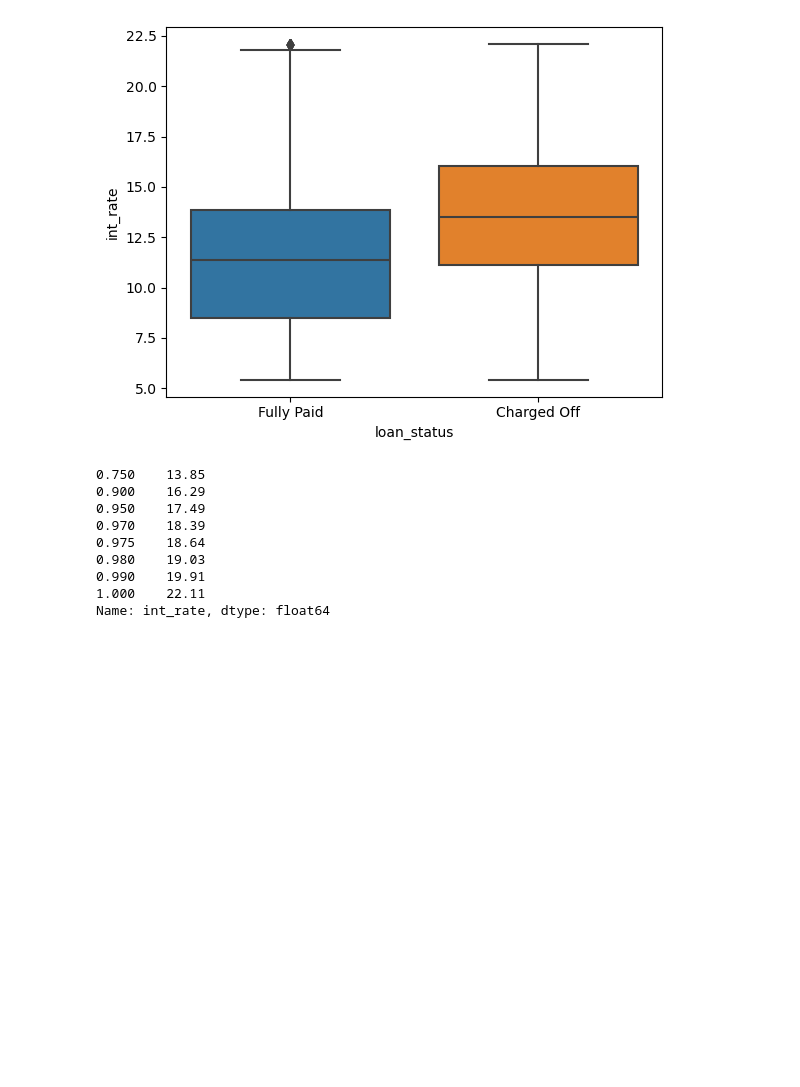
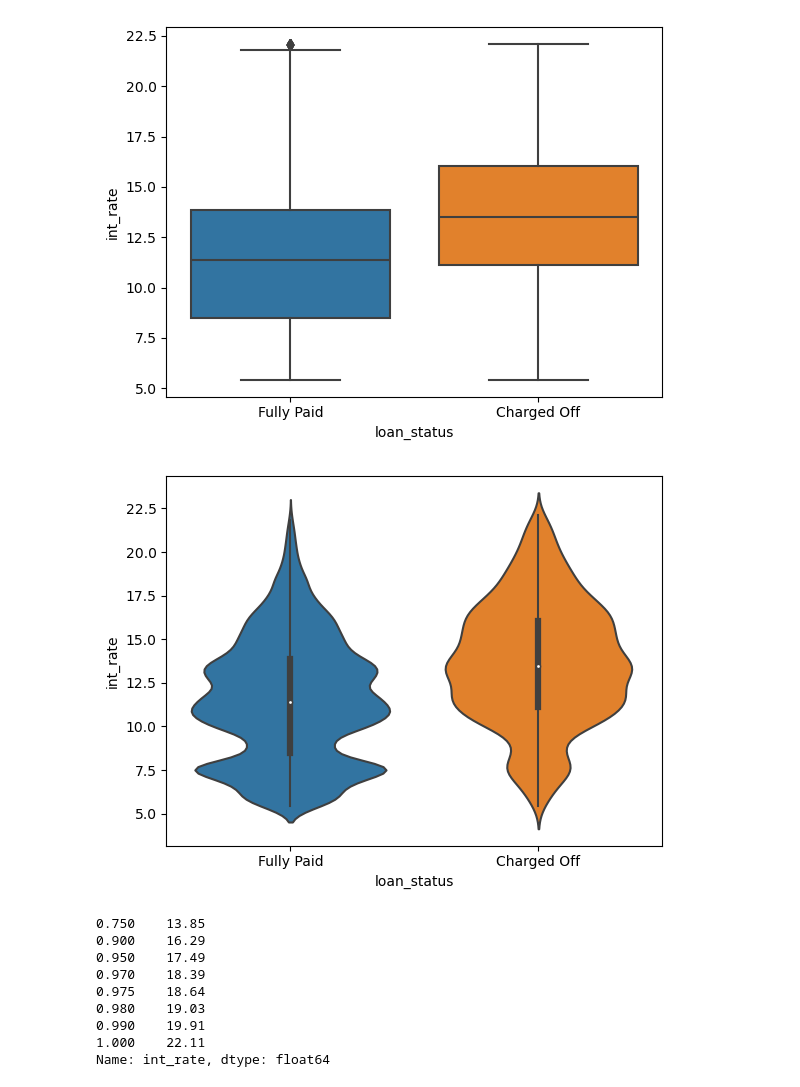
Before and after one commit to sdakshinkar/LendingClubCaseStudy, a Jupyter notebook: Swapnil_Dakshinkar.ipynb, the cells around one changed output. Cells and saved outputs as stored; diff of their text form; code cells hidden in the pictures; blank space fills up the shorter version.

```diff
--- a/Swapnil_Dakshinkar.ipynb
+++ b/Swapnil_Dakshinkar.ipynb
@@ -954,6 +962,10 @@ Name: funded_amnt, dtype: float64
 p = sns.boxplot(data=df,x='loan_status',y='int_rate')
 # %% [output]
 [figure]
+# %%
+p = sns.violinplot(data=df,x='loan_status',y='int_rate')
+# %% [output]
+[figure, added]
 # %%
 df[df.loan_status=='Fully Paid'].int_rate.quantile([0.75,0.90,0.95,0.97,0.975, 0.98, 0.99, 1.0])
 # %% [output]
```
Also changed, not shown: parts of 35 cells of this notebook.
